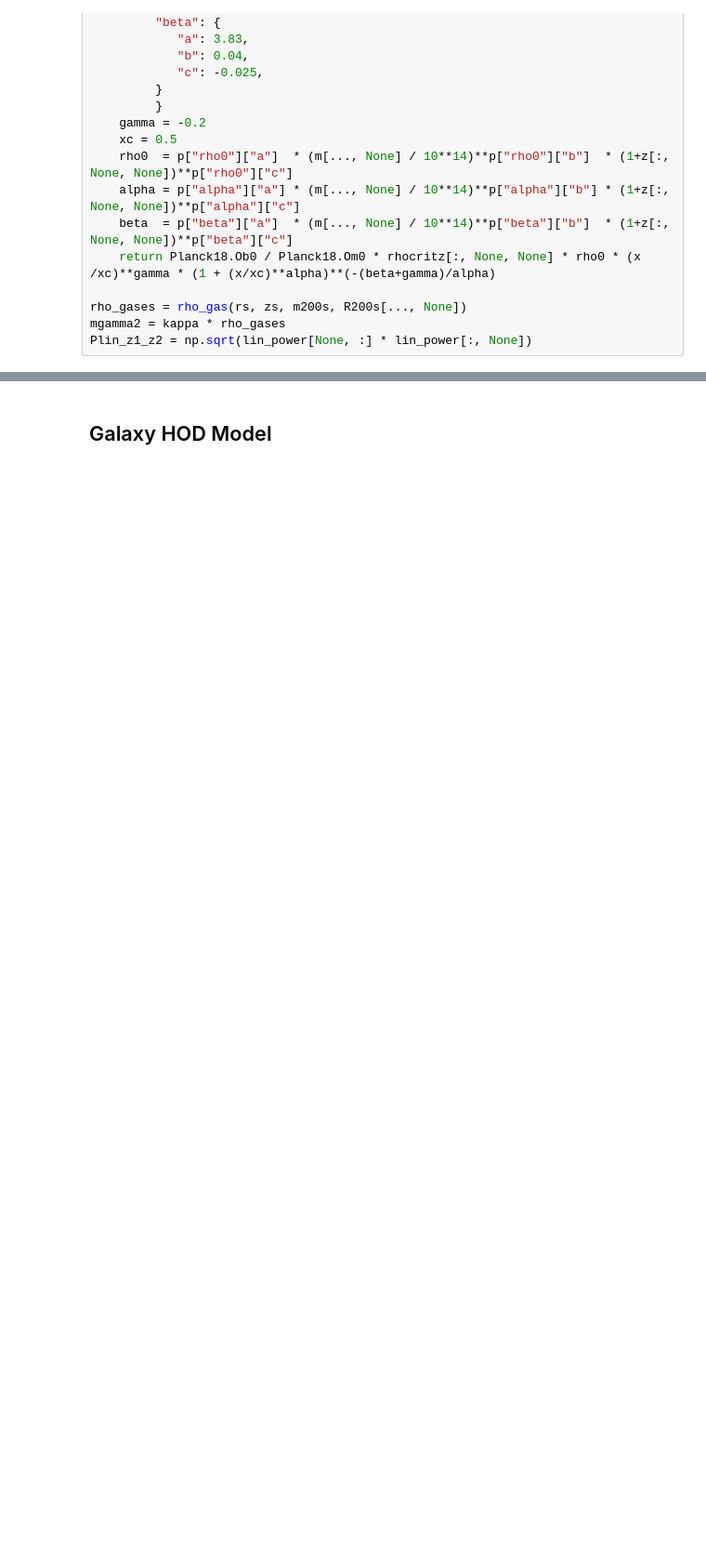
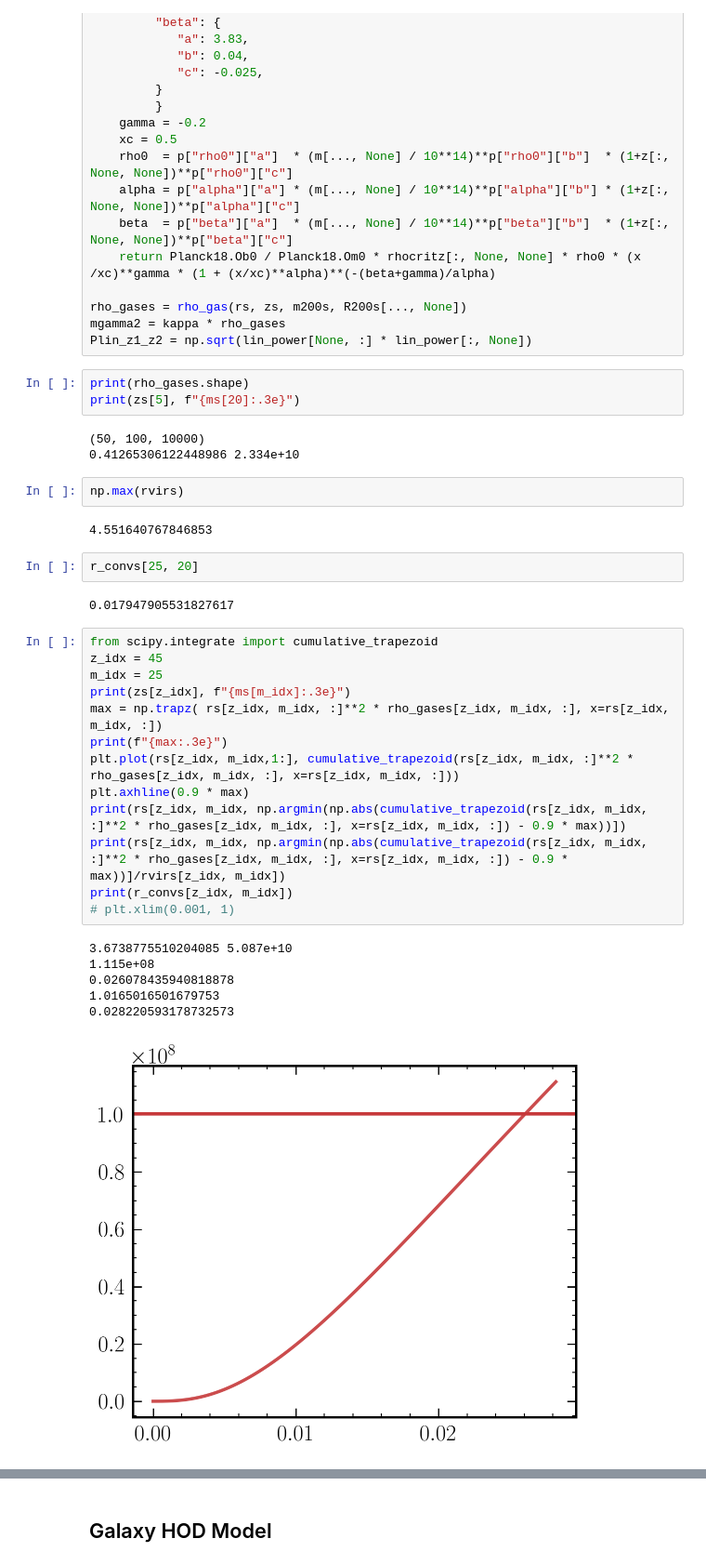
Before and after one commit to bakerem/dark_photons_radio_sky, a Jupyter notebook: halo_model/halo_gal_cross_correlation.ipynb, the cells around one changed output, grey strips where cells are left out. Shown at 93% size. Cells and saved outputs as stored; diff of their text form; blank space fills up the shorter version.

```diff
--- a/halo_model/halo_gal_cross_correlation.ipynb
+++ b/halo_model/halo_gal_cross_correlation.ipynb
@@ -161,3 +161,37 @@ def rho_gas(r, z, m, R200):
 rho_gases = rho_gas(rs, zs, m200s, R200s[..., None])
 mgamma2 = kappa * rho_gases
 Plin_z1_z2 = np.sqrt(lin_power[None, :] * lin_power[:, None])
+# %%
+print(rho_gases.shape)
+print(zs[5], f"{ms[20]:.3e}")
+# %% [output]
+(50, 100, 10000)
+0.41265306122448986 2.334e+10
+# %%
+np.max(rvirs)
+# %% [output]
+4.551640767846853
+# %%
+r_convs[25, 20]
+# %% [output]
+0.017947905531827617
+# %%
+from scipy.integrate import cumulative_trapezoid
+z_idx = 45
+m_idx = 25
+print(zs[z_idx], f"{ms[m_idx]:.3e}")
+max = np.trapz( rs[z_idx, m_idx, :]**2 * rho_gases[z_idx, m_idx, :], x=rs[z_idx, m_idx, :])
+print(f"{max:.3e}")
+plt.plot(rs[z_idx, m_idx,1:], cumulative_trapezoid(rs[z_idx, m_idx, :]**2 * rho_gases[z_idx, m_idx, :], x=rs[z_idx, m_idx, :]))
+plt.axhline(0.9 * max)
+print(rs[z_idx, m_idx, np.argmin(np.abs(cumulative_trapezoid(rs[z_idx, m_idx, :]**2 * rho_gases[z_idx, m_idx, :], x=rs[z_idx, m_idx, :]) - 0.9 * max))])
+print(rs[z_idx, m_idx, np.argmin(np.abs(cumulative_trapezoid(rs[z_idx, m_idx, :]**2 * rho_gases[z_idx, m_idx, :], x=rs[z_idx, m_idx, :]) - 0.9 * max))]/rvirs[z_idx, m_idx])
+print(r_convs[z_idx, m_idx])
+# plt.xlim(0.001, 1)
+# %% [output]
+3.6738775510204085 5.087e+10
+1.115e+08
+0.026078435940818878
+1.0165016501679753
+0.028220593178732573
+[figure, added]
```
Also changed, not shown: parts of 11 cells of this notebook, 25 other files.
